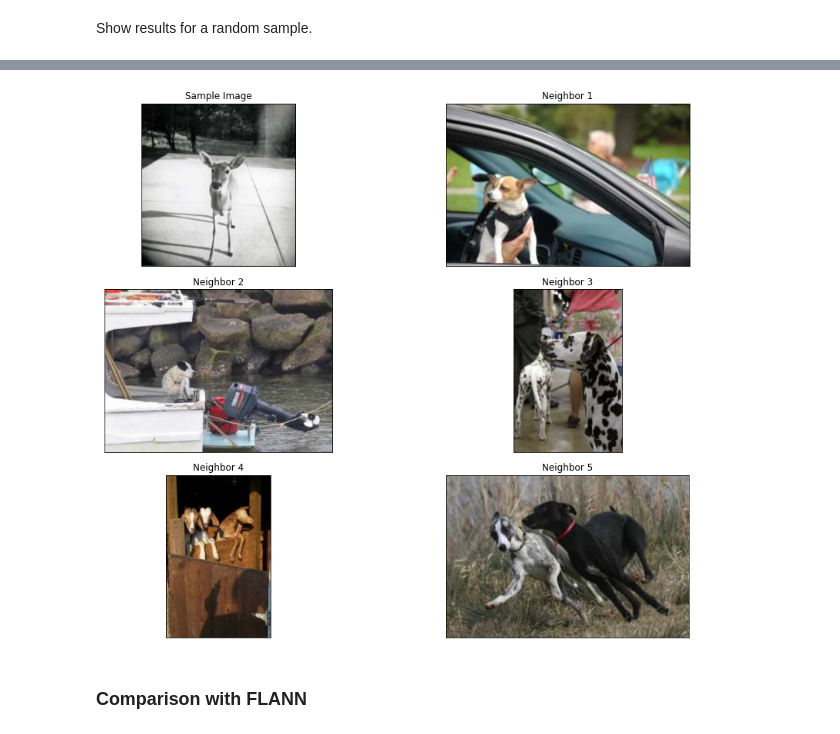
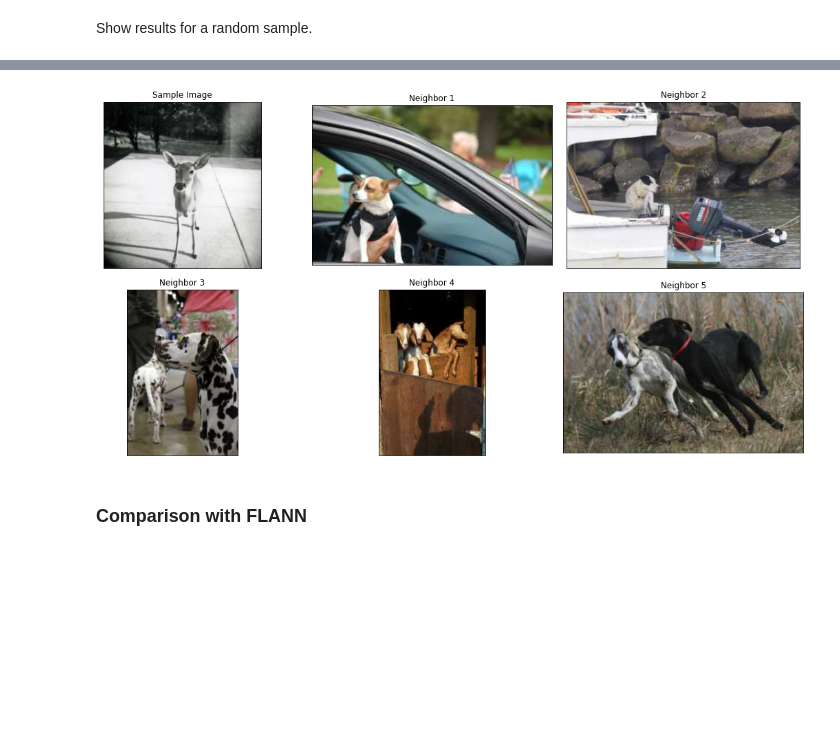
Before and after one commit to salisaresama/computer-vision, a Jupyter notebook: product_quantization.ipynb, the cells around one changed output, grey strips where cells are left out. Cells and saved outputs as stored; diff of their text form; code cells hidden in the pictures; blank space fills up the shorter version.

```diff
--- a/product_quantization.ipynb
+++ b/product_quantization.ipynb
@@ -117,25 +119,25 @@ Search: 0.000999s
 # %%
 import matplotlib.pyplot as plt
 import matplotlib.gridspec as gridspec
 from PIL import Image
 
 %matplotlib inline
 
 
-fig, axes = plt.subplots(ncols=2, nrows=3, constrained_layout=True, figsize=(12.5, 10))
+fig, axes = plt.subplots(ncols=3, nrows=2, constrained_layout=True, figsize=(15, 7.5))
 axes = [ax for sublist in axes for ax in sublist]
 titles = ['Sample Image'] + [f'Neighbor {i + 1}' for i in range(len(close_images))]
 images = [sample_image] + close_images
 
 for ax, image, title in zip(axes, images, titles):
     image = Image.open(image, 'r')
     ax.set_xticks([])
     ax.set_yticks([])
     ax.set_title(title)
     ax.imshow(np.asarray(image))
 plt.savefig('./images/ivfpq/visual_assessment.png')
 # %% [output]
-[figure, old version]
+[figure, new version]
 # %% [markdown]
 ### Comparison with FLANN
 # %% [markdown]
```
Also changed, not shown: parts of 5 cells of this notebook, 2 other files.
